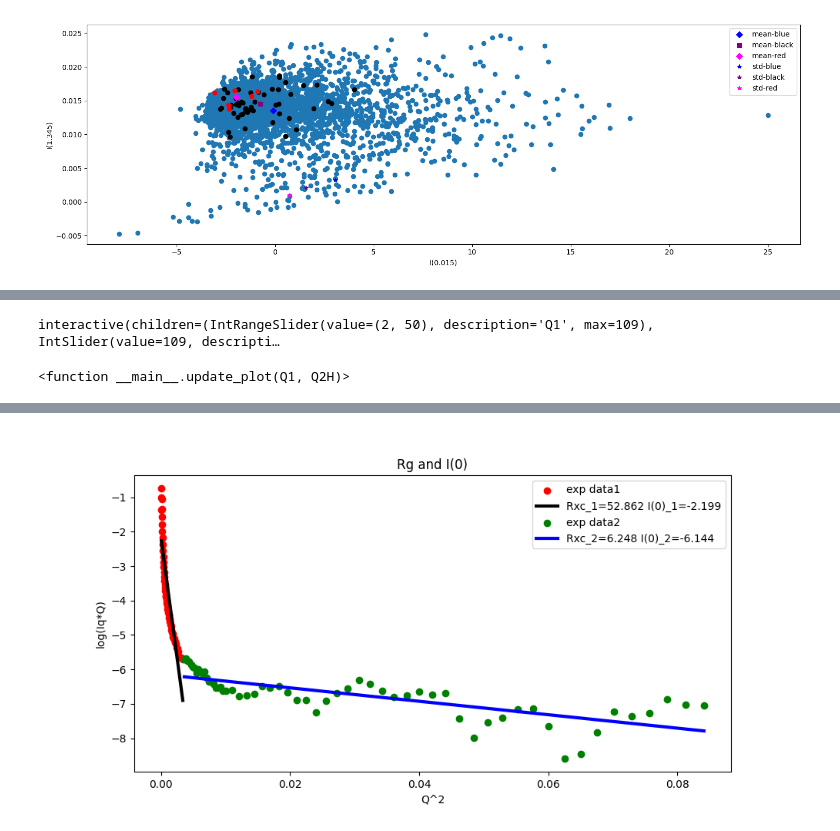
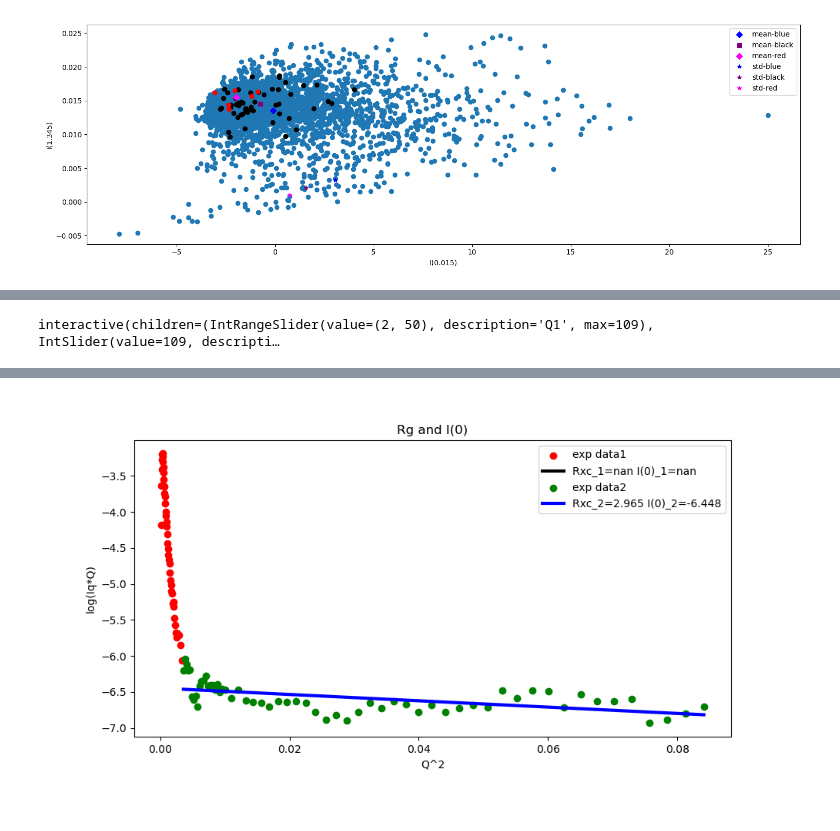
Before and after one commit to eeedinar/Alzheimers, a Jupyter notebook: bkg_Rg.ipynb, the cells around one changed output, grey strips where cells are left out. Saved outputs shown, nothing was run; the diff lists cells and outputs as text; code cells hidden in the pictures.

```diff
--- a/bkg_Rg.ipynb
+++ b/bkg_Rg.ipynb
@@ -778,11 +907,11 @@ reading file ...  /Volumes/HDD/BNL-Data/Dec-2020/ 2048_B8_masked.h5 [2069] 55555
 from tqdm import tqdm
 
 # specs
-file = '2048_B8_masked.h5'
+file = "1898_CING-roi0_0_0_masked_intp.h5"
 Nsplits  = 2                                        # number of lines to fit
 StartIdx = 4                                        # including start index
 LastIdx  = 52                                       # Excluding last index
-bkg_frame    = 2223
+bkg_frame    = 379
 max_frames = 40                                     # first 100 frame values
 Rxc_str = ['Rxc-1', 'Rxc-2',]                       # names for slopes
 
@@ -809,6 +938,7 @@ for rxc_str in Rxc_str:
 
 # plot heat maps
 Width, Height = width_height(file)
+plt.close('all')
 f, axs = plt.subplots(1, len(Rxc_str), num=f'{file} Heat maps', figsize=(10,5))
 for i, rxc_str in enumerate(Rxc_str):
     diff_patterns = Rxc[rxc_str]
@@ -859,23 +1004,28 @@ df[df['rsq'] > 1.86]                      # Nsplits
 %matplotlib widget
 
 # specs
-frame = 617    # 2048_B8_masked frame = 617 Rxc_2 = nan
+frame = 1479    # 2048_B8_masked frame = 617 Rxc_2 = nan
 QQ  = np.square(qgrid2)                            # squaring q values
 IqQ = np.log(IqBS[frame]*qgrid2)                         # background subtracted Iq
+
+f, ax = plt.subplots(nrows=1, ncols=1, figsize=(10,5))          # plot figure
+out = ipywidgets.Output()
 
 # semi specs
 xData = QQ
 yData = IqQ
 
 # computation
+@out.capture(clear=True)
 def update_plot(Q1, Q2H):
+    ax.clear()
     Q1L, Q1H = Q1
-    plot_linear_lines(xData=xData, yData=yData, indices=[Q1L,Q1H,Q1H,Q2H])
+    plot_linear_lines(xData=xData, yData=yData, indices=[Q1L,Q1H,Q1H,Q2H], args=(f,ax))
 
 Q1 =  ipywidgets.IntRangeSlider(min=0, max=109, value = [2, 50], step=1)
 Q2H = ipywidgets.IntSlider(min=0, max=109, value = 109, step=1)
 
-ipywidgets.interact(update_plot, Q1=Q1, Q2H=Q2H)
+input = ipywidgets.interactive(update_plot, Q1=Q1, Q2H=Q2H)
+display(input, out)
 # %% [output]
 interactive(children=(IntRangeSlider(value=(2, 50), description='Q1', max=109), IntSlider(value=109, descripti…
-<function __main__.update_plot(Q1, Q2H)>
@@ -882 +1033 @@ interactive(children=(IntRangeSlider(value=(2, 50), description='Q1', max=109),
-[figure, old version]
+[figure, new version]
```
Also changed, not shown: parts of 18 cells of this notebook, 13 other files.
